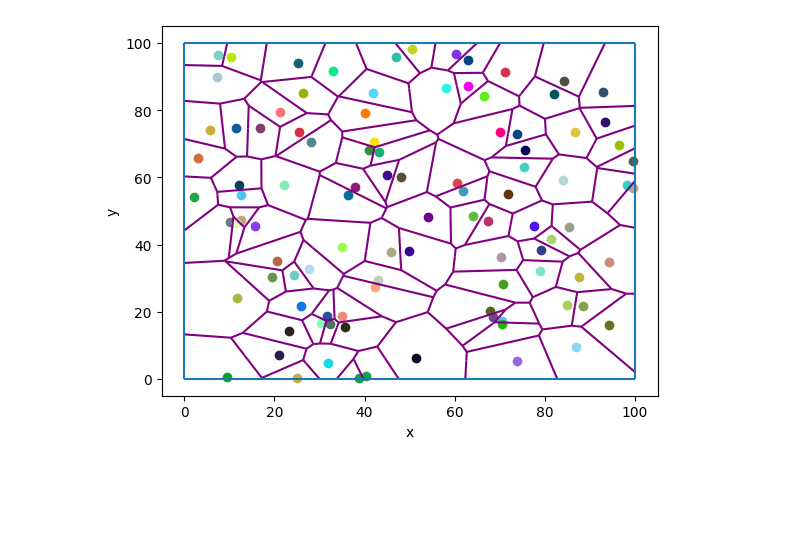
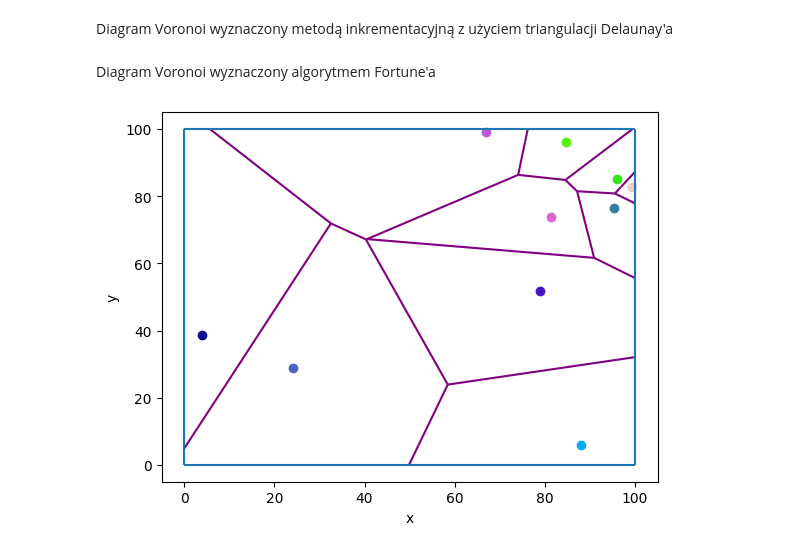
Before and after one commit to jasiek1212/VoronoiDiagram, a Jupyter notebook: Main.ipynb, the cells around one changed output. Cells and saved outputs as stored; diff of their text form; code cells hidden in the pictures; blank space fills up the shorter version.

Commit message:
Main

```diff
--- a/Main.ipynb
+++ b/Main.ipynb
@@ -1 +8,12 @@
+# %%
+#Editable
+def gen_points(number_of_points):
+    list = []
+    for _ in range(number_of_points):
+        list.append(Point(uniform(0,100),uniform(0,100)))
+    return list
+
+points = gen_points(number_of_points=10) #Tutaj zmień liczbę punktów
+# %% [markdown]
+Diagram Voronoi wyznaczony metodą inkrementacyjną z użyciem triangulacji Delaunay'a
 # %%
@@ -9,35 +25,10 @@ def VoronoiDiagram(points : list[Point]):
         del_tri.delete_neighbourhood(neighbourhood)
         del_tri.rebuild_neighbourhood(point,hull)
     return del_tri.neighbours, del_tri.triangulation
-# %%
-from fortuneJas import *
-from random import uniform
-from visualizer.main import Visualizer
-from matplotlib.pyplot import plot as plt
-import numpy as np
-
-def gen_points(n):
-    list = []
-    for _ in range(n):
-        list.append(Point(uniform(0,100),uniform(0,100)))
-    return list
-
-
-points= gen_points(100)
-fortune = Voronoi(points)
-fortune.process()
-segments = fortune.get_output()
-vis = Visualizer()
-vis.add_line_segment(segments, color="purple")
-vis.add_line_segment([((0,0),(100,0)),((100,0),(100,100)),((100,100),(0,100)),((0,100),(0,0))])
-# vis.add_point([(p.x,p.y) for p in points], color=np.random.rand(3,))
-for point in points:
-    vis.add_point((point.x,point.y),color=np.random.rand(3,))
-vis.show()
-# cmap = plt.cm.get_cmap("hsv", len(diagram))
-#     for i, polygon in enumerate(diagram):
-#         vis.add_polygon(polygon.data, alpha=0.3, color=np.random.rand(3,))
-#     vis.show()
-#     plt.show()
-# %% [output]
-[figure, removed]
+# %% [markdown]
+Diagram Voronoi wyznaczony algorytmem Fortune'a
+# %%
+fortune = Voronoi(points)
+fortune.visualize()
+# %% [output]
+[figure, added]
```
Also changed, not shown: parts of 3 cells of this notebook, 2 other files.
